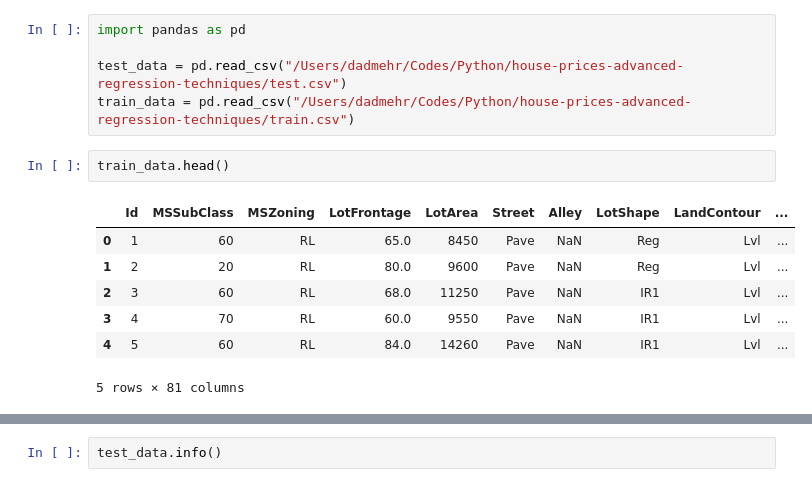
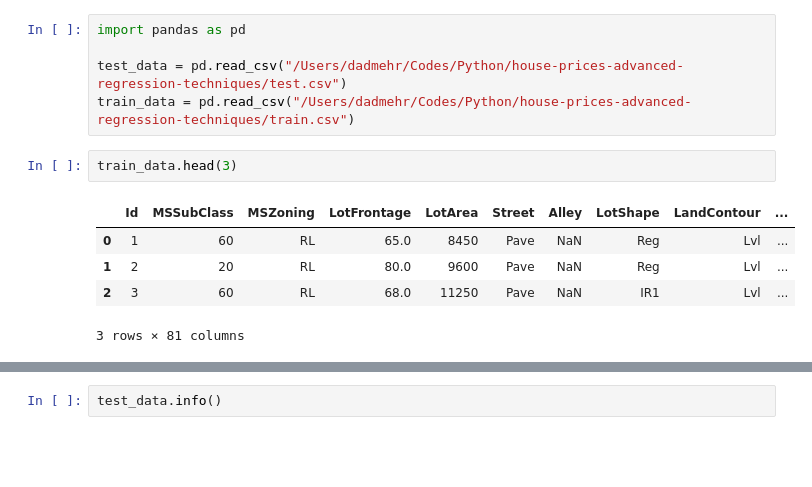
Before and after one commit to dadmehrdi/Kaggle_Competitions, a Jupyter notebook: Kaggle Competition - House Prices Prediction using TFDF.ipynb, the cells around one changed output, grey strips where cells are left out. Saved outputs shown, nothing was run; the diff lists cells and outputs as text; blank space fills up the shorter version.

```diff
--- a/Kaggle Competition - House Prices Prediction using TFDF.ipynb
+++ b/Kaggle Competition - House Prices Prediction using TFDF.ipynb
@@ -9,13 +9,11 @@ import pandas as pd
 test_data = pd.read_csv("/Users/dadmehr/Codes/Python/house-prices-advanced-regression-techniques/test.csv")
 train_data = pd.read_csv("/Users/dadmehr/Codes/Python/house-prices-advanced-regression-techniques/train.csv")
 # %%
-train_data.head()
+train_data.head(3)
 # %% [output]
 |  | Id | MSSubClass | MSZoning | LotFrontage | LotArea | Street | Alley | LotShape | LandContour | ... |
 | 0 | 1 | 60 | RL | 65.0 | 8450 | Pave | NaN | Reg | Lvl | ... |
 | 1 | 2 | 20 | RL | 80.0 | 9600 | Pave | NaN | Reg | Lvl | ... |
 | 2 | 3 | 60 | RL | 68.0 | 11250 | Pave | NaN | IR1 | Lvl | ... |
-| 3 | 4 | 70 | RL | 60.0 | 9550 | Pave | NaN | IR1 | Lvl | ... |
-| 4 | 5 | 60 | RL | 84.0 | 14260 | Pave | NaN | IR1 | Lvl | ... |
-5 rows × 81 columns
+3 rows × 81 columns
 # %%
```
Also changed, not shown: parts of 19 cells of this notebook.
